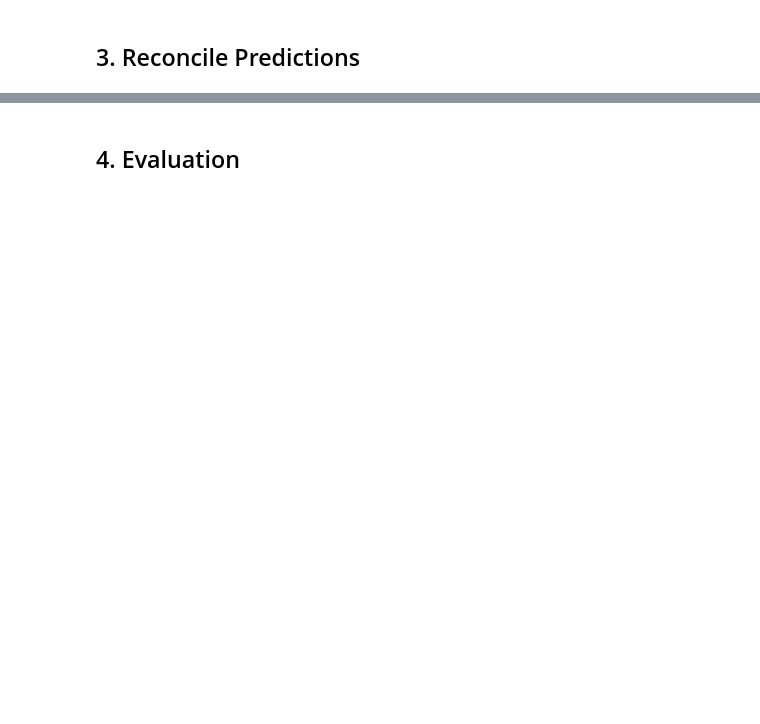
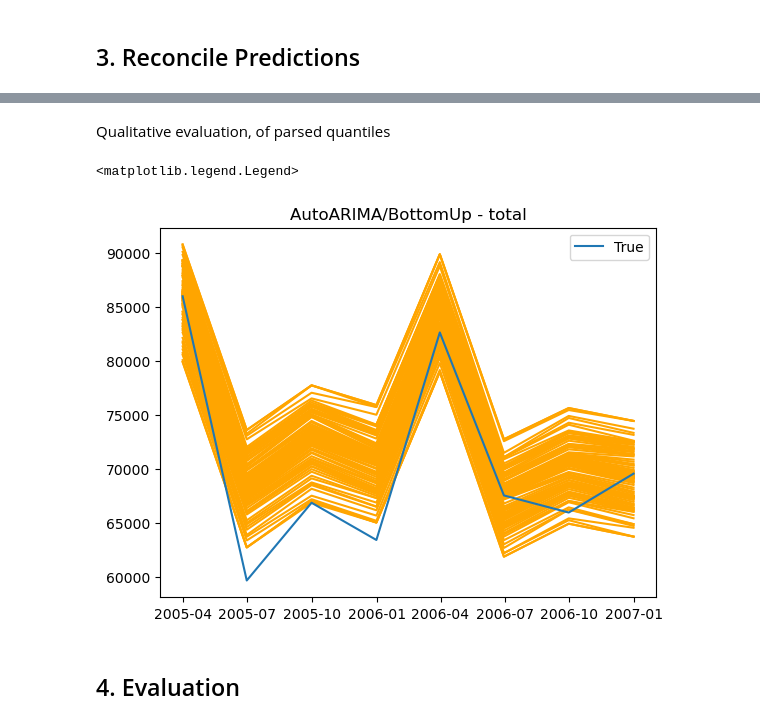
Before and after one commit to Nixtla/hierarchicalforecast, a Jupyter notebook: nbs/examples/TourismLarge-Evaluation.ipynb, the cells around one changed output, grey strips where cells are left out. Cells and saved outputs as stored; diff of their text form; code cells hidden in the pictures; blank space fills up the shorter version.

```diff
--- a/nbs/examples/TourismLarge-Evaluation.ipynb
+++ b/nbs/examples/TourismLarge-Evaluation.ipynb
@@ -115,18 +111,17 @@ with CodeTimer('Fit/Predict Model     ', verbose):
     yfitted_file = f'./data/{dataset}/Y_fitted.csv'
 
     if os.path.exists(yhat_file):
-        Y_hat_df = pd.read_csv(yhat_file)
-        Y_fitted_df = pd.read_csv(yfitted_file)
+        Y_hat_df = pd.read_csv(yhat_file, parse_dates=['ds'])
+        Y_fitted_df = pd.read_csv(yfitted_file, parse_dates=['ds'])
 
     else:
         fcst = StatsForecast(
-            df=Y_train_df,
             models=[AutoARIMA(season_length=seasonality)],
             fallback_model=[Naive()],
-            freq='M',
+            freq=dataset_info.freq,
             n_jobs=-1
         )
-        Y_hat_df = fcst.forecast(h=horizon, fitted=True, level=LEVEL)
+        Y_hat_df = fcst.forecast(df=Y_train_df, h=horizon, fitted=True, level=LEVEL)
         Y_fitted_df = fcst.forecast_fitted_values()
-        Y_hat_df.to_csv(yhat_file)
-        Y_fitted_df.to_csv(yfitted_file)
+        Y_hat_df.to_csv(yhat_file, index=False)
+        Y_fitted_df.to_csv(yfitted_file, index=False)
@@ -226,17 +162,0 @@ Code block 'Reconcile Predictions ' took:       3.45972 seconds
-# %%
-# Qualitative evaluation, of parsed quantiles
-row_idx = 0
-seed_idx = 0
-col_idxs = model_columns.get_indexer(hrec.level_names['AutoARIMA/BottomUp'])
-for i, col in enumerate(col_idxs):
-    plt.plot(y_rec[seed_idx, row_idx,:,col], color='orange', alpha=i/100)
-for i, col in enumerate(col_idxs):
-    plt.plot(y_rec[seed_idx+1, row_idx,:,col], color='green', alpha=i/100)
-plt.plot(y_test[row_idx,:], label='True')
-plt.title(f'{S_df.index[row_idx]} Visits \n' + \
-          f'AutoARIMA/BottomUp-{intervals_method}')
-
-plt.legend()
-plt.grid()
-plt.show()
-plt.close()
@@ -267,2 +163,15 @@ Y_rec_df[td_levels]
+# %% [markdown]
+Qualitative evaluation, of parsed quantiles
+# %%
+unique_id = "total"
+plot_df = Y_rec_df.query("unique_id == @unique_id").groupby(["unique_id", "ds"], as_index=False).mean()
+for col in hrec.level_names['AutoARIMA/BottomUp']:
+    plt.plot(plot_df["ds"], plot_df[col], color="orange")
+plt.plot(plot_df["ds"], plot_df["y"], label="True")
+plt.title(f"AutoARIMA/BottomUp - {unique_id}")
+plt.legend()
+# %% [output]
+<matplotlib.legend.Legend>
+[figure, added]
 # %% [markdown]
 ## 4. Evaluation
```
Also changed, not shown: parts of 14 cells of this notebook, 10 other files.
